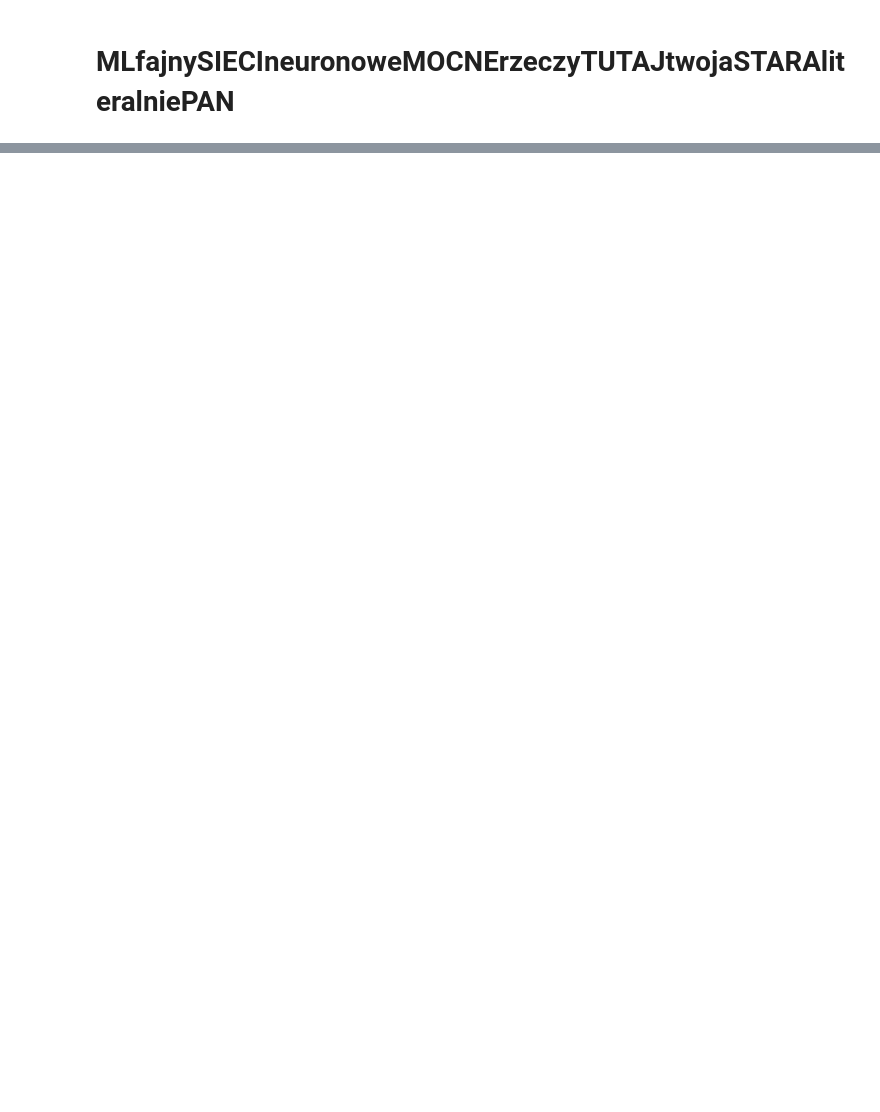
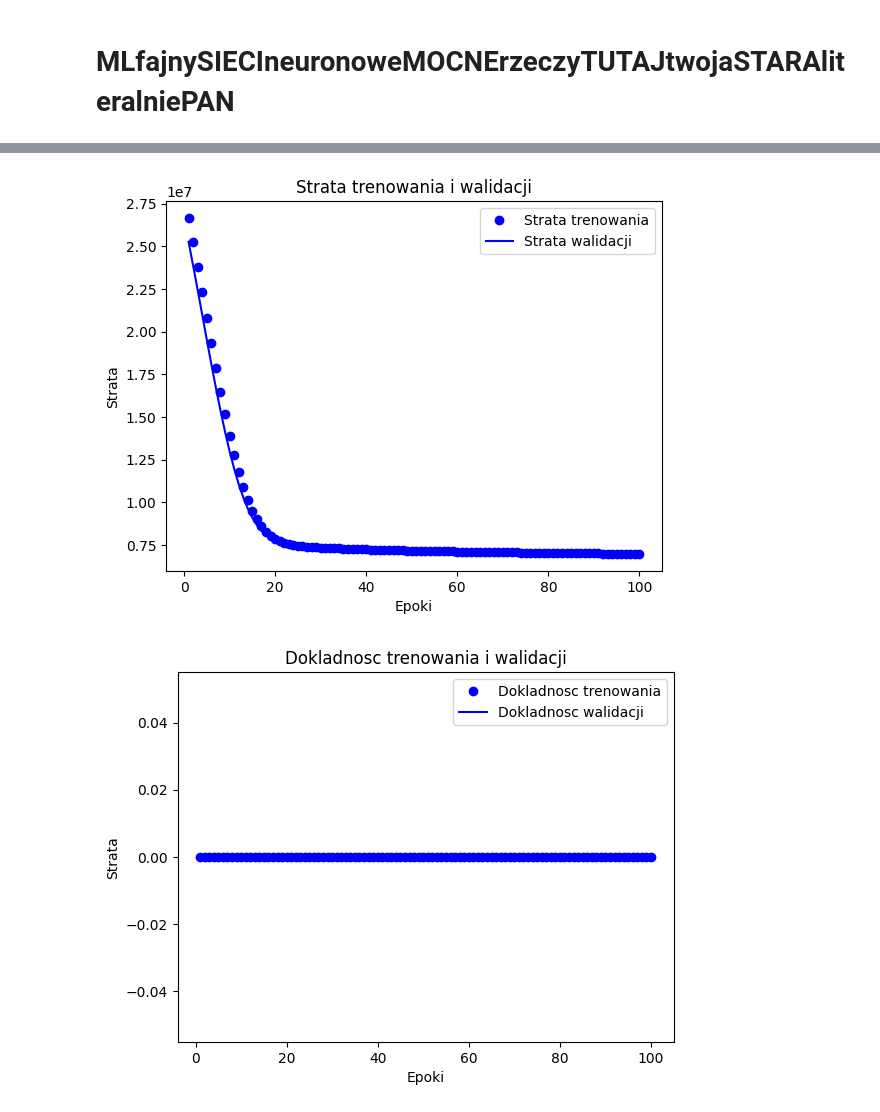
Before and after one commit to bepis0101/Famiglia-Zippone-Hackology2024, a Jupyter notebook: main.ipynb, the cells around one changed output, grey strips where cells are left out. Cells and saved outputs as stored; diff of their text form; code cells hidden in the pictures; blank space fills up the shorter version.

```diff
--- a/main.ipynb
+++ b/main.ipynb
@@ -64,7 +65,7 @@ X_train = scaler.fit_transform(X_train)
 X_test = scaler.transform(X_test)
 # %%
 model = models.Sequential([
-    layers.InputLayer(input_shape=(X_train.shape[1],)),
+    layers.InputLayer(shape=(X_train.shape[1],)),
     layers.Dense(128, activation='relu'),
     layers.Dense(64, activation='relu'),
     layers.Dense(1)
@@ -75,6 +76,6 @@ model.compile(optimizer='adam',
               loss='mean_squared_error',
               metrics=['mean_absolute_error'])
 # %%
-model.fit(X_train, y_train, epochs=100, batch_size=32, validation_split=0.2)
+history = model.fit(X_train, y_train, epochs=100, batch_size=512, validation_split=0.2)
 # %% [output]
 Epoch 1/100
@@ -97,0 +98,35 @@ Epoch 100/100
+# %%
+history_dict = history.history
+# history_dict.keys()
+
+
+import matplotlib.pyplot as plt
+acc = history.history['acc']
+val_acc = history.history['val_acc']
+loss = history.history['loss']
+val_loss = history.history['val_loss']
+epochs = range(1, len(acc) + 1)
+plt.plot(epochs, loss, 'bo', label='Strata trenowania')
+plt.plot(epochs, val_loss, 'b', label='Strata walidacji')
+plt.title('Strata trenowania i walidacji')
+plt.xlabel('Epoki')
+plt.ylabel('Strata')
+plt.legend()
+plt.show()
+
+plt.clf()
+acc_values = history_dict['acc']
+val_acc_values = history_dict['val_acc']
+plt.plot(epochs, acc, 'bo', label='Dokladnosc trenowania')
+plt.plot(epochs, val_acc, 'b', label='Dokladnosc walidacji')
+plt.title('Dokladnosc trenowania i walidacji')
+plt.xlabel('Epoki')
+plt.ylabel('Strata')
+plt.legend()
+plt.show()
+
+# loss, mae = model.evaluate(X_test, y_test)
+# print(f"Mean Absolute Error on test data: {mae}")
+# %% [output]
+[figure, added]
+[figure, added]
```
Also changed, not shown: parts of 3 cells of this notebook, 2 other files.
